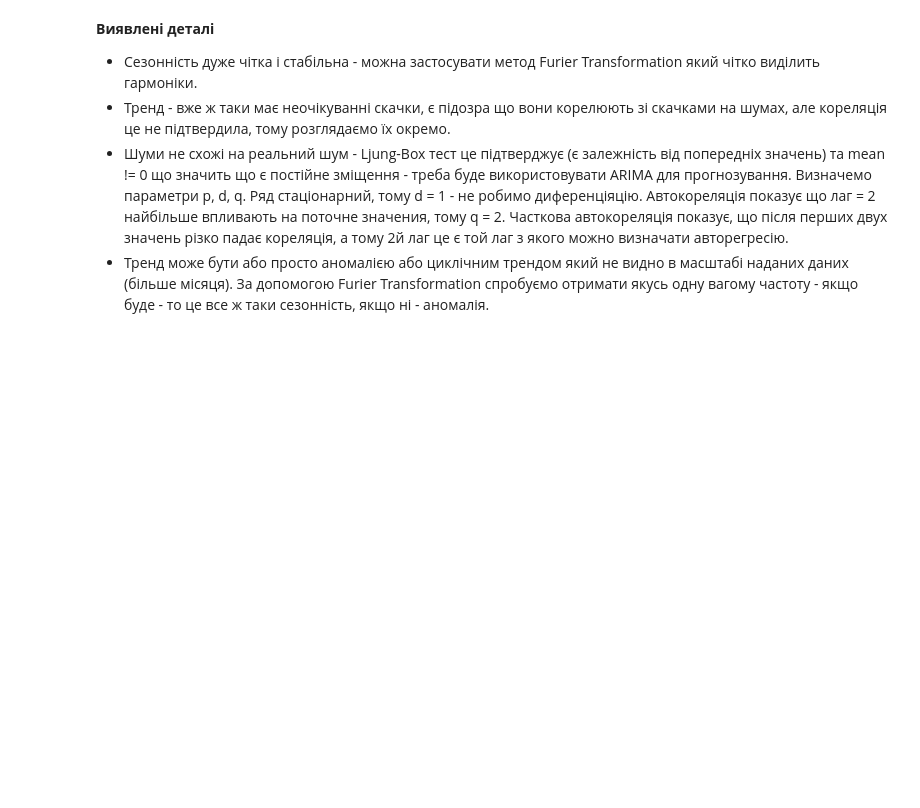
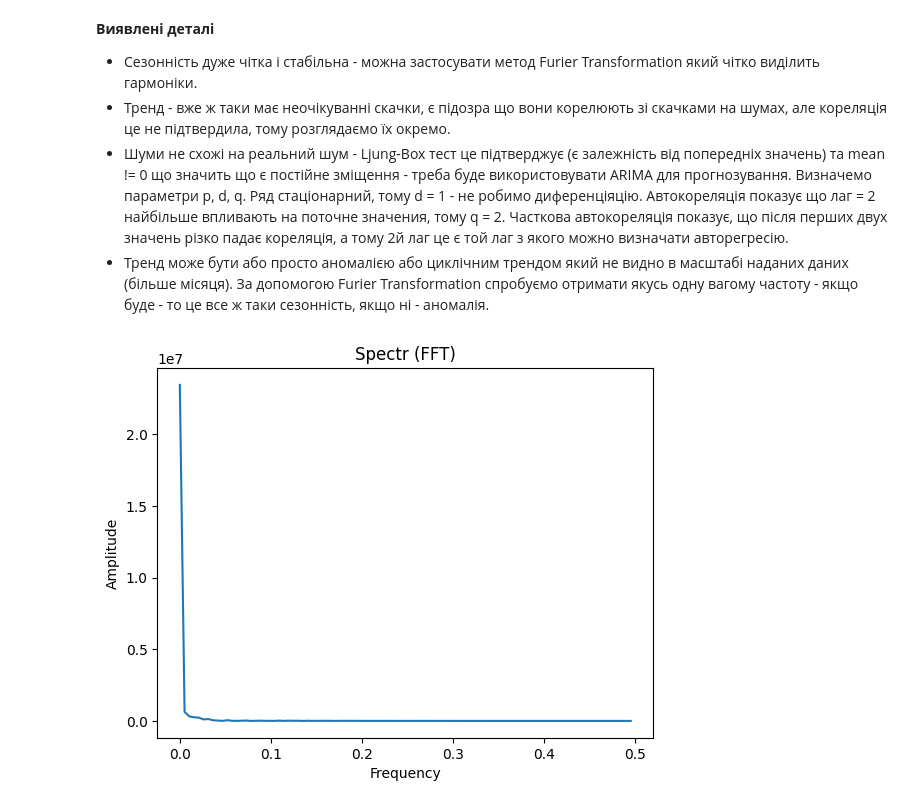
Before and after one commit to Deesthortered/ML_Courses_Homeworks, a Jupyter notebook: main_project.ipynb, the cells around one changed output. Cells and saved outputs as stored; diff of their text form; code cells hidden in the pictures; blank space fills up the shorter version.

```diff
--- a/main_project.ipynb
+++ b/main_project.ipynb
@@ -75,9 +75,9 @@ Timeseries is STABLE
 from statsmodels.tsa.seasonal import seasonal_decompose
 decomposition_result = seasonal_decompose(data, period=24)
 
-decomposition_trend = decomposition_result.trend
-decomposition_seasonal = decomposition_result.seasonal
-decomposition_residuals = decomposition_result.resid
+decomposition_trend = decomposition_result.trend.dropna()
+decomposition_seasonal = decomposition_result.seasonal.dropna()
+decomposition_residuals = decomposition_result.resid.dropna()
 
 decomposition_trend.plot()
 decomposition_seasonal.plot()
@@ -117,3 +117,15 @@ Data is depended (is not noise): TRUE
 * Тренд - вже ж таки має неочікуванні скачки, є підозра що вони корелюють зі скачками на шумах, але кореляція це не підтвердила, тому розглядаємо їх окремо.
 * Шуми не схожі на реальний шум - Ljung-Box тест це підтверджує (є залежність від попередніх значень) та mean != 0 що значить що є постійне зміщення - треба буде використовувати ARIMA для прогнозування. Визначемо параметри p, d, q. Ряд стаціонарний, тому d = 1 - не робимо диференціяцію. Автокореляція показує що лаг = 2 найбільше впливають на поточне значения, тому q = 2. Часткова автокореляція показує, що після перших двух значень різко падає кореляція, а тому 2й лаг це є той лаг з якого можно визначати авторегресію.
 * Тренд може бути або просто аномалією або циклічним трендом який не видно в масштабі наданих даних (більше місяця). За допомогою Furier Transformation спробуємо отримати якусь одну вагому частоту - якщо буде - то це все ж таки сезонність, якщо ні - аномалія.
+# %%
+fft_result = np.fft.fft(decomposition_trend)
+freqs = np.fft.fftfreq(len(decomposition_trend))
+
+half_len = len(decomposition_trend) // 2
+plt.plot(freqs[:half_len], np.abs(fft_result)[:half_len])
+plt.title("Spectr (FFT)")
+plt.xlabel("Frequency")
+plt.ylabel("Amplitude")
+plt.show()
+# %% [output]
+[figure, added]
```
Also changed, not shown: parts of 6 cells of this notebook.
